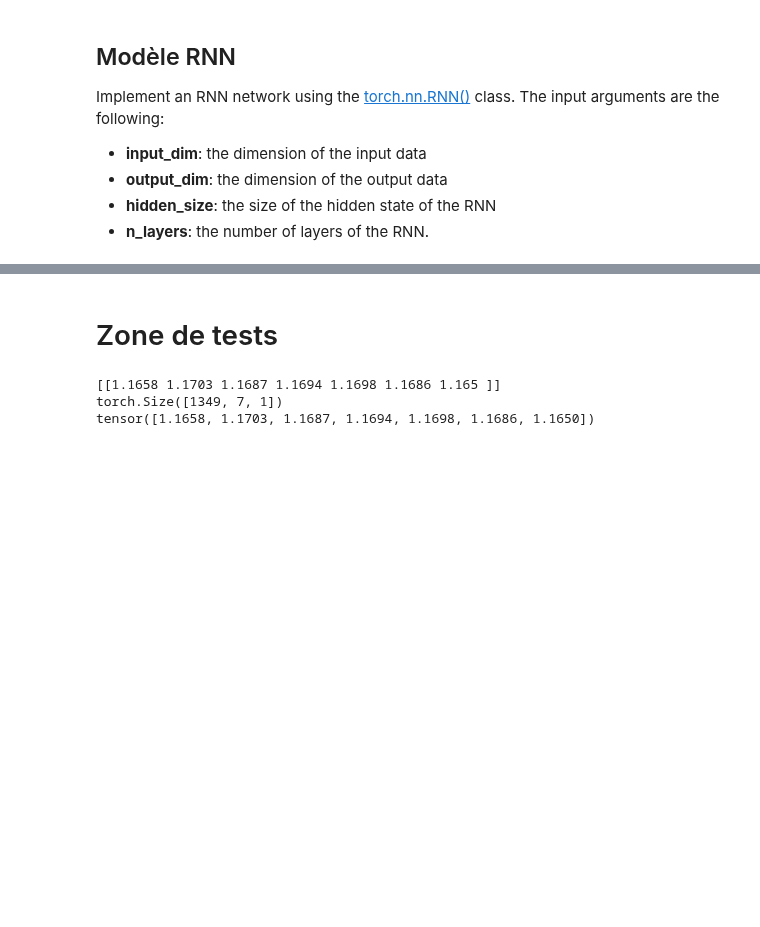
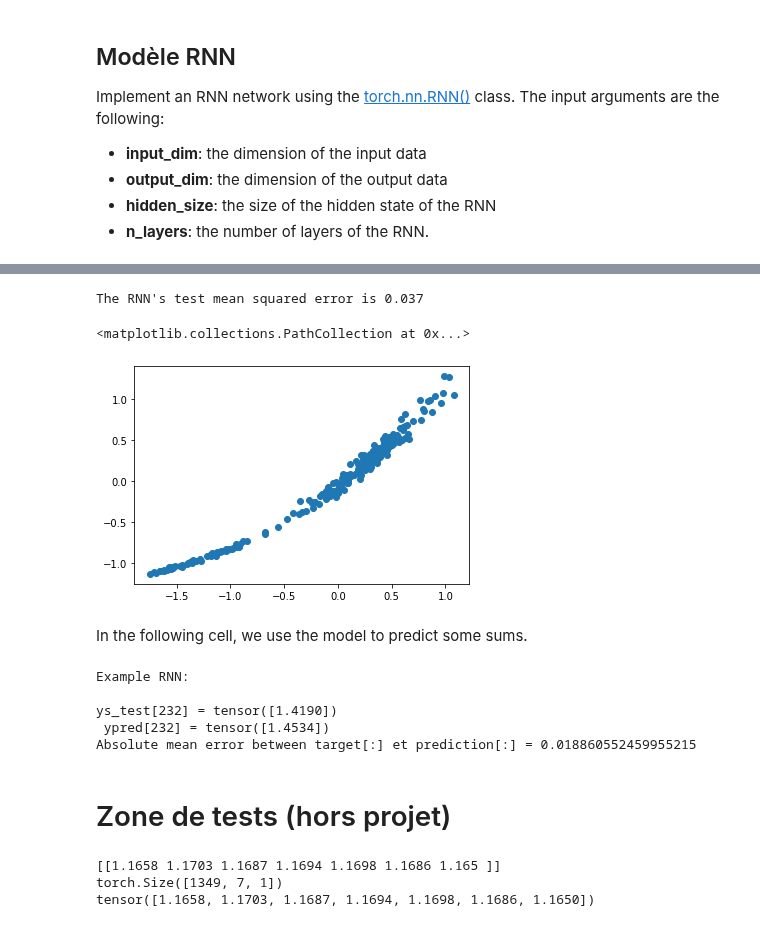
Before and after one commit to delemarchand2020/IVADO_MILA_DL, a Jupyter notebook: Predict_FX_with_DL.ipynb, the cells around one changed output, grey strips where cells are left out. Drawn from its saved outputs; the diff is of its cells as text; code cells hidden in the pictures; blank space fills up the shorter version.

```diff
--- a/Predict_FX_with_DL.ipynb
+++ b/Predict_FX_with_DL.ipynb
@@ -290,0 +448,22 @@ tensor([0.1326], device='cuda:0', grad_fn=<SelectBackward>)
+# %%
+# Put sequence data on device (GPU when available)
+Xs_test = Xs_test.to(device)
+
+# Put target data on device (GPU when available)
+ys_test = ys_test.to(device)
+
+# Predict the value of the sequence data using the RNN-based model
+ypred_rnn = model_rnn(Xs_test)
+
+# Compute the loss of the RNN-based model using the loss function
+loss_test_rnn = loss_fun(ypred_rnn, ys_test)
+
+print(f"The RNN's test mean squared error is {float(loss_test_rnn):2.3f}")
+
+plt.scatter(ys_test.cpu().detach().numpy(),ypred_rnn.cpu().detach().numpy())
+# %% [output]
+The RNN's test mean squared error is 0.037
+<matplotlib.collections.PathCollection at 0x...>
+[figure, added]
+# %% [markdown]
+In the following cell, we use the model to predict some sums.
@@ -291,5 +477,32 @@ tensor([0.1326], device='cuda:0', grad_fn=<SelectBackward>)
+# %%
+Xs_test = Xs_test.cpu()
+ypred_rnn = ypred_rnn.cpu()
+ys_test = ys_test.cpu()
+
+# Unstandardize  xtest ytest
+xtest_unstd = Xs_test*std + mean
+
+ys_test_unstd = ys_test*std + mean
+
+# Unstandardize  the predictions of the RNN-based model on xtest
+ypred_unstd = ypred_rnn*std + mean
+
+# sample a random number from the examples above:
+idx = np.random.randint(len(ys_test))
+
+print("")
+print("Example RNN:")
+print("")
+print(f"ys_test[{idx}] = {ys_test_unstd.detach()[idx]}\n ypred[{idx}] = {ypred_unstd.detach()[idx]}")
+print_mean_abs_error(ys_test_unstd.detach(), ypred_unstd.detach())
+# %% [output]
+Example RNN:
+
+ys_test[232] = tensor([1.4190])
+ ypred[232] = tensor([1.4534])
+Absolute mean error between target[:] et prediction[:] = 0.018860552459955215
 # %% [markdown]
-# Zone de tests
+# Zone de tests (hors projet)
 # %%
 X = []
 Y = []
```
Also changed, not shown: parts of 14 cells of this notebook.
